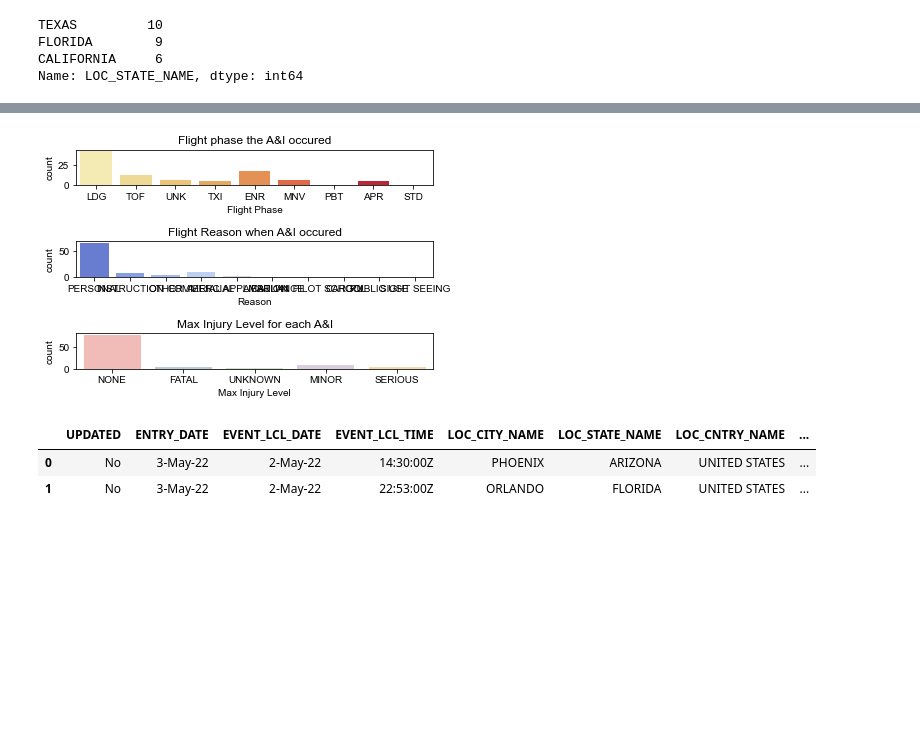
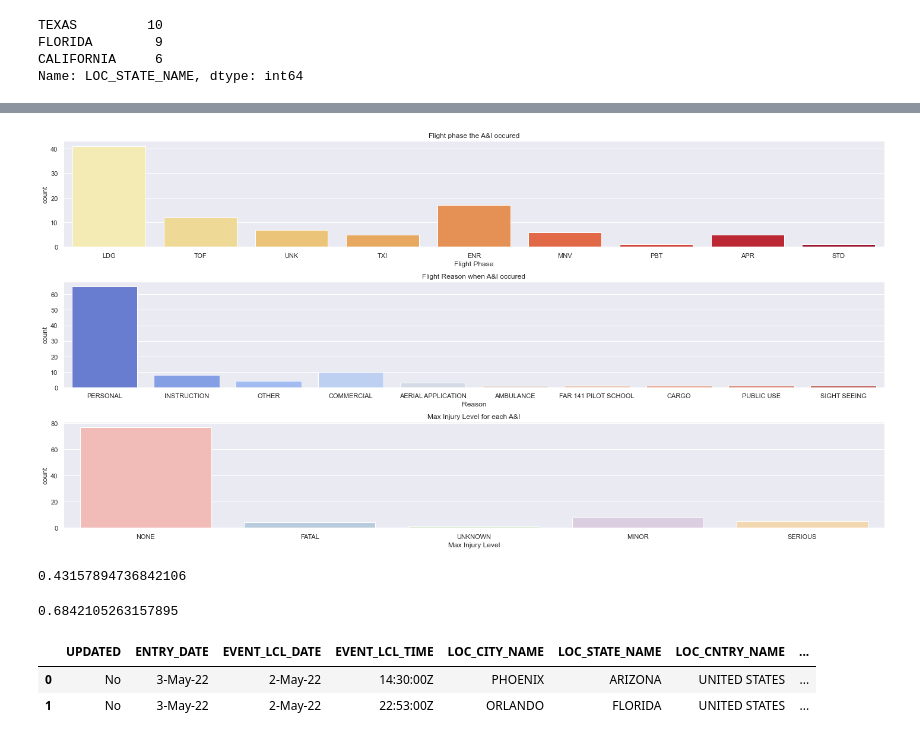
Before and after one commit to tdyk9098/USA-Aviation-Accident-and-Incident-MiniProject, a Jupyter notebook: USA Aviation Accident and Incident - 10 Days.ipynb, the cells around one changed output, grey strips where cells are left out. Drawn from its saved outputs; the diff is of its cells as text; code cells hidden in the pictures; blank space fills up the shorter version.

```diff
--- a/USA Aviation Accident and Incident - 10 Days.ipynb
+++ b/USA Aviation Accident and Incident - 10 Days.ipynb
@@ -12,6 +12,9 @@ init_notebook_mode(connected=True)
 import cufflinks as cf
 init_notebook_mode(connected = True)
 cf.go_offline()
+
+from matplotlib import rcParams
+rcParams['figure.figsize'] = 20,10
 # %%
 # SOURCE: Retrieved 05/08/2022 - Data over 04-25 - 05/06
 # https://www.asias.faa.gov/apex/f?p=100:93:::NO:::
@@ -92,14 +114,23 @@ iplot(choro1)
 # %%
 # During which flight phase was the A&I: new column and countplot + Flight reason and max injury level
 df1["phase"] = df1["FLT_PHASE"].apply(lambda x:x.split("(")[1]).apply(lambda x:x.split(")")[0])
 fig, axs = plt.subplots(nrows=3)
 sns.countplot(ax = axs[0], x = df1["phase"], palette = "YlOrRd").set(title = "Flight phase the A&I occured", xlabel = "Flight Phase")
 sns.countplot(ax=axs[1], x = df1["FLT_ACTIVITY"], palette = "coolwarm").set(title = "Flight Reason when A&I occured", xlabel = "Reason")
 sns.countplot(ax = axs[2], x = df1["MAX_INJ_LVL"], palette = "Pastel1").set(title = "Max Injury Level for each A&I", xlabel = "Max Injury Level")
-sns.set(rc={'figure.figsize':(20,20)})
 plt.tight_layout()
 # %% [output]
-[figure, old version]
+[figure, new version]
+# %%
+# Percent of A&I during Landing
+df1[df1["phase"]=="LDG"]["ENTRY_DATE"].count()/df1["ENTRY_DATE"].count()
+# %% [output]
+0.43157894736842106
+# %%
+# Percent of A&I for Personal Flights
+df1[df1["FLT_ACTIVITY"]=="PERSONAL"]["ENTRY_DATE"].count()/df1["ENTRY_DATE"].count()
+# %% [output]
+0.6842105263157895
 # %%
 # Convert to DateTime String and split by hour, month, and day of week: new columns
 df1["datetime"] = pd.to_datetime(df1["EVENT_LCL_DATE"]+" "+df1["EVENT_LCL_TIME"].apply(lambda x:x.split("Z")[0]))
```
Also changed, not shown: parts of 9 cells of this notebook.
